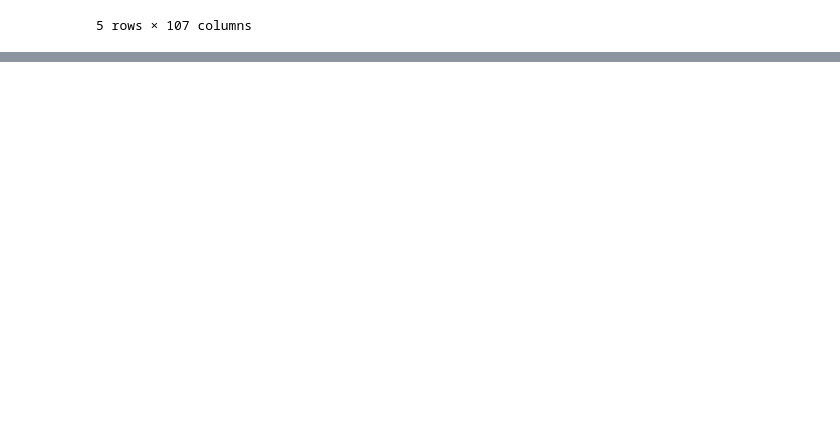
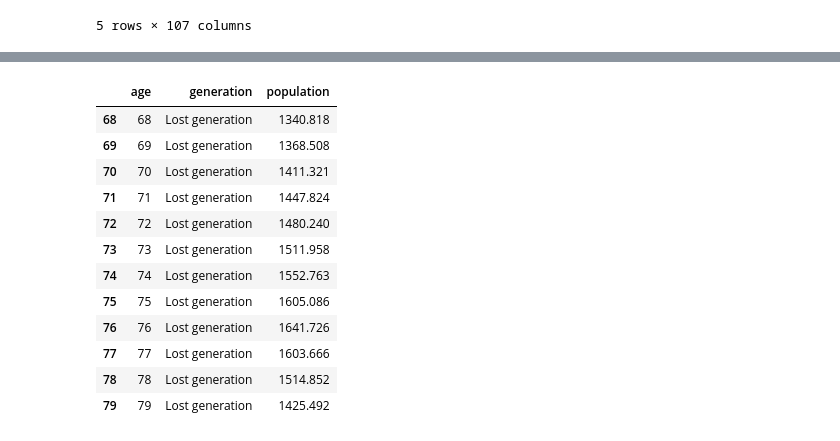
Before and after one commit to miotomita/japan-lost-generation, a Jupyter notebook: UN_population_prospect.ipynb, the cells around one changed output, grey strips where cells are left out. Saved outputs shown, nothing was run; the diff lists cells and outputs as text; code cells hidden in the pictures; blank space fills up the shorter version.

```diff
--- a/UN_population_prospect.ipynb
+++ b/UN_population_prospect.ipynb
@@ -161,0 +178,12 @@ left | middle | right
+# %%
+year=2050
+source = japan_population[japan_population.year==year
+                         ].pivot(
+    index=['age','generation'],
+    columns='gender',
+    values='population'
+).sum(axis=1).rename('population').reset_index()
+
+filename = f"./output/population_{year}.csv"
+
+source.to_csv(filename, index=False)
@@ -161,0 +206,16 @@ left | middle | right
+# %%
+source[source.generation=='Lost generation']
+# %% [output]
+|  | age | generation | population |
+| 68 | 68 | Lost generation | 1340.818 |
+| 69 | 69 | Lost generation | 1368.508 |
+| 70 | 70 | Lost generation | 1411.321 |
+| 71 | 71 | Lost generation | 1447.824 |
+| 72 | 72 | Lost generation | 1480.240 |
+| 73 | 73 | Lost generation | 1511.958 |
+| 74 | 74 | Lost generation | 1552.763 |
+| 75 | 75 | Lost generation | 1605.086 |
+| 76 | 76 | Lost generation | 1641.726 |
+| 77 | 77 | Lost generation | 1603.666 |
+| 78 | 78 | Lost generation | 1514.852 |
+| 79 | 79 | Lost generation | 1425.492 |
```
Also changed, not shown: parts of 16 cells of this notebook, 7 other files.
